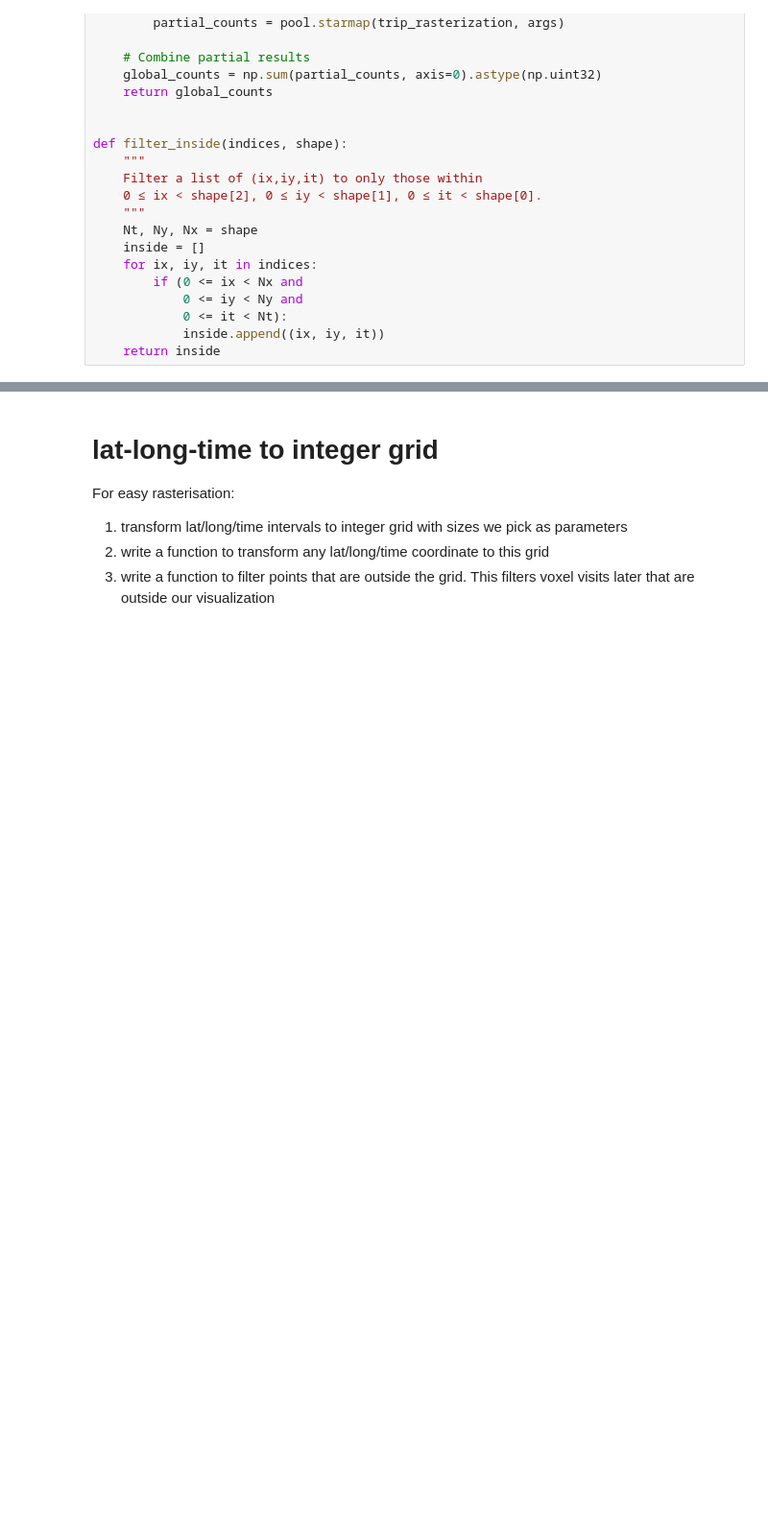
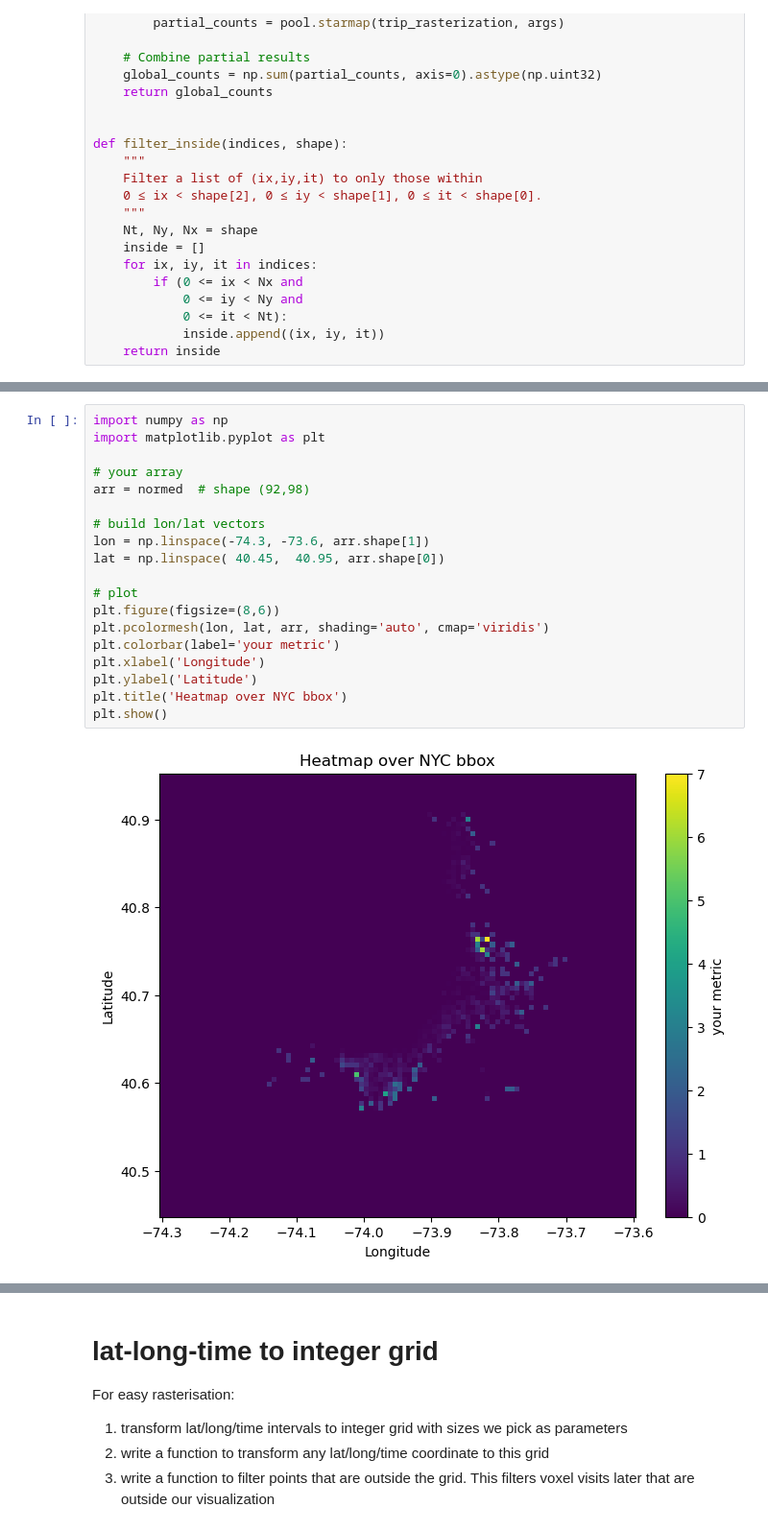
Before and after one commit to jlennartz/citi-bike, a Jupyter notebook: src/jupyter/rasterization_testing.ipynb, the cells around one changed output, grey strips where cells are left out. Shown at 96% size. Drawn from its saved outputs; the diff is of its cells as text; blank space fills up the shorter version.

```diff
--- a/src/jupyter/rasterization_testing.ipynb
+++ b/src/jupyter/rasterization_testing.ipynb
@@ -324,0 +461,21 @@ df
+# %%
+import numpy as np
+import matplotlib.pyplot as plt
+
+# your array
+arr = normed  # shape (92,98)
+
+# build lon/lat vectors
+lon = np.linspace(-74.3, -73.6, arr.shape[1])
+lat = np.linspace( 40.45,  40.95, arr.shape[0])
+
+# plot
+plt.figure(figsize=(8,6))
+plt.pcolormesh(lon, lat, arr, shading='auto', cmap='viridis')
+plt.colorbar(label='your metric')
+plt.xlabel('Longitude')
+plt.ylabel('Latitude')
+plt.title('Heatmap over NYC bbox')
+plt.show()
+# %% [output]
+[figure, added]
```
Also changed, not shown: parts of 14 cells of this notebook.
